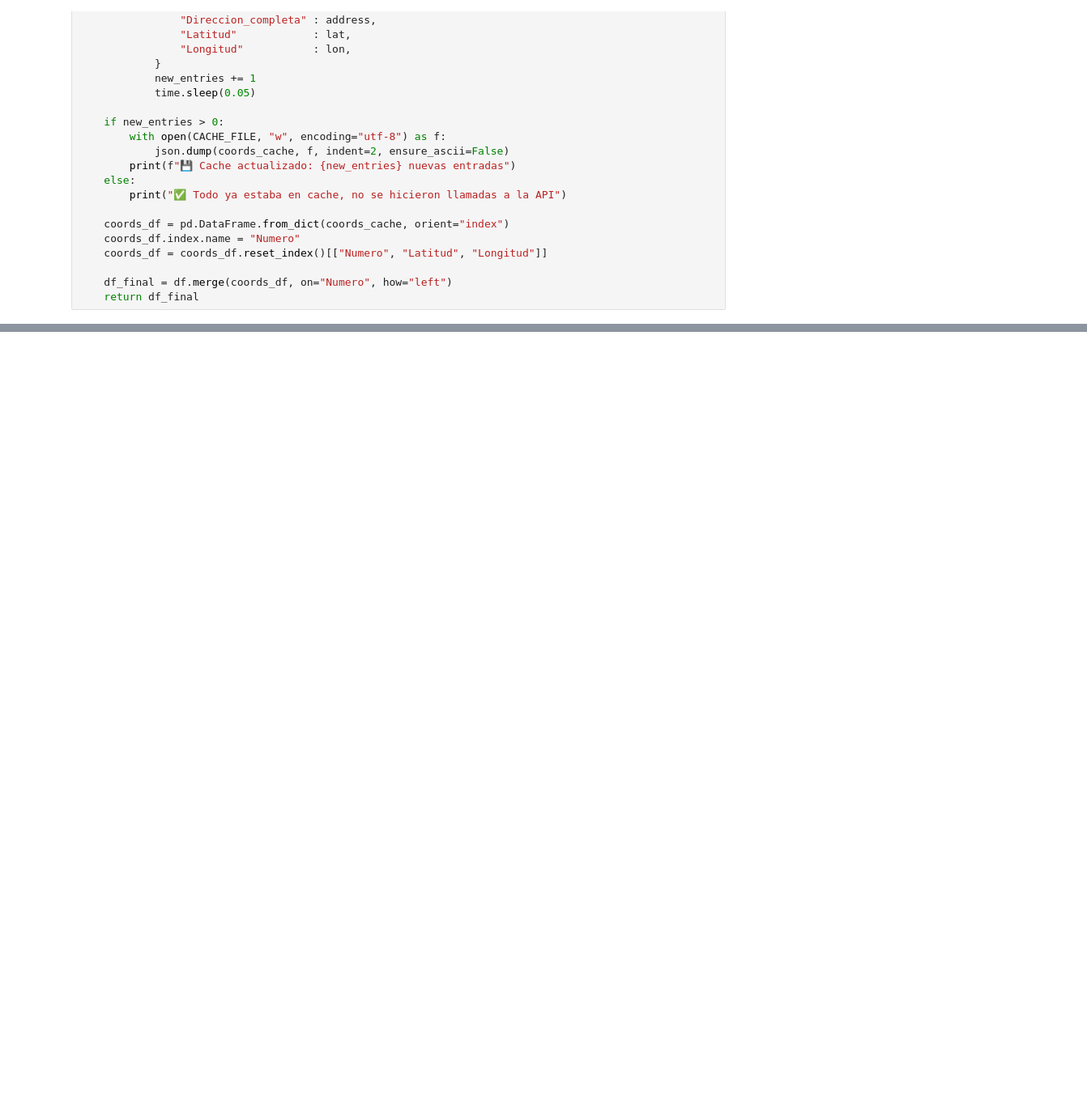
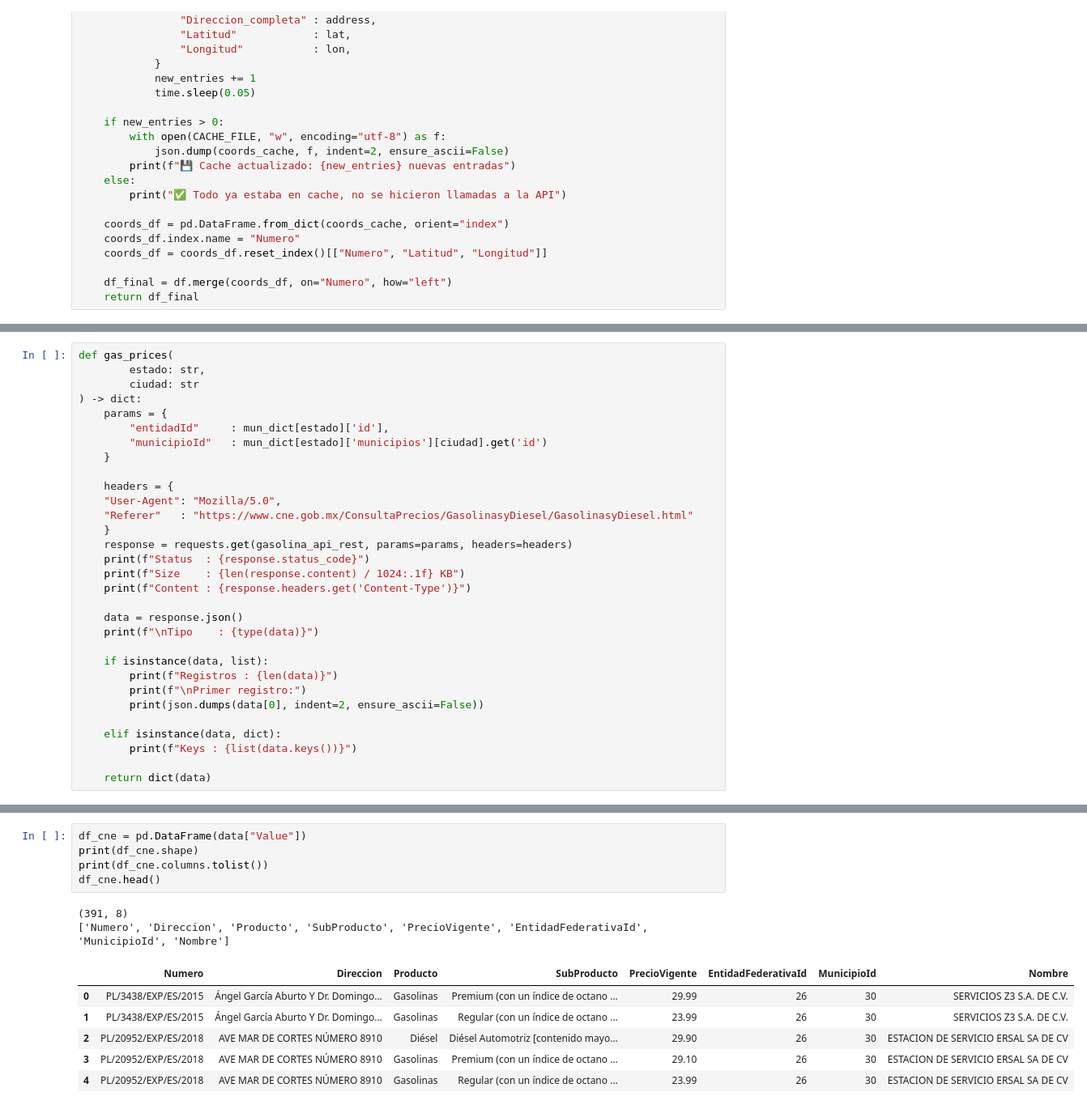
Before and after one commit to anmerino-pnd/sina, a Jupyter notebook: notebooks/gas_01.ipynb, the cells around one changed output, grey strips where cells are left out. Shown at 81% size. Drawn from its saved outputs; the diff is of its cells as text; blank space fills up the shorter version.

```diff
--- a/notebooks/gas_01.ipynb
+++ b/notebooks/gas_01.ipynb
@@ -484,0 +461,31 @@ m.save(output_dir / "mapa_gasolineras_hermosillo.html")
+# %%
+def gas_prices(
+        estado: str,
+        ciudad: str
+) -> dict:
+    params = {
+        "entidadId"     : mun_dict[estado]['id'],
+        "municipioId"   : mun_dict[estado]['municipios'][ciudad].get('id')
+    }
+
+    headers = {
+    "User-Agent": "Mozilla/5.0",
+    "Referer"   : "https://www.cne.gob.mx/ConsultaPrecios/GasolinasyDiesel/GasolinasyDiesel.html"
+    }
+    response = requests.get(gasolina_api_rest, params=params, headers=headers)
+    print(f"Status  : {response.status_code}")
+    print(f"Size    : {len(response.content) / 1024:.1f} KB")
+    print(f"Content : {response.headers.get('Content-Type')}")
+
+    data = response.json()
+    print(f"\nTipo    : {type(data)}")
+
+    if isinstance(data, list):
+        print(f"Registros : {len(data)}")
+        print(f"\nPrimer registro:")
+        print(json.dumps(data[0], indent=2, ensure_ascii=False))
+
+    elif isinstance(data, dict):
+        print(f"Keys : {list(data.keys())}")
+
+    return dict(data)
@@ -484,0 +519,14 @@ m.save(output_dir / "mapa_gasolineras_hermosillo.html")
+# %%
+df_cne = pd.DataFrame(data["Value"])
+print(df_cne.shape)
+print(df_cne.columns.tolist())
+df_cne.head()
+# %% [output]
+(391, 8)
+['Numero', 'Direccion', 'Producto', 'SubProducto', 'PrecioVigente', 'EntidadFederativaId', 'MunicipioId', 'Nombre']
+|  | Numero | Direccion | Producto | SubProducto | PrecioVigente | EntidadFederativaId | MunicipioId | Nombre |
+| 0 | PL/3438/EXP/ES/2015 | Ángel García Aburto Y Dr. Domingo... | Gasolinas | Premium (con un índice de octano ... | 29.99 | 26 | 30 | SERVICIOS Z3 S.A. DE C.V. |
+| 1 | PL/3438/EXP/ES/2015 | Ángel García Aburto Y Dr. Domingo... | Gasolinas | Regular (con un índice de octano ... | 23.99 | 26 | 30 | SERVICIOS Z3 S.A. DE C.V. |
+| 2 | PL/20952/EXP/ES/2018 | AVE MAR DE CORTES NÚMERO 8910 | Diésel | Diésel Automotriz [contenido mayo... | 29.90 | 26 | 30 | ESTACION DE SERVICIO ERSAL SA DE CV |
+| 3 | PL/20952/EXP/ES/2018 | AVE MAR DE CORTES NÚMERO 8910 | Gasolinas | Premium (con un índice de octano ... | 29.10 | 26 | 30 | ESTACION DE SERVICIO ERSAL SA DE CV |
+| 4 | PL/20952/EXP/ES/2018 | AVE MAR DE CORTES NÚMERO 8910 | Gasolinas | Regular (con un índice de octano ... | 23.99 | 26 | 30 | ESTACION DE SERVICIO ERSAL SA DE CV |
```
Also changed, not shown: parts of 24 cells of this notebook, 4 other files.
